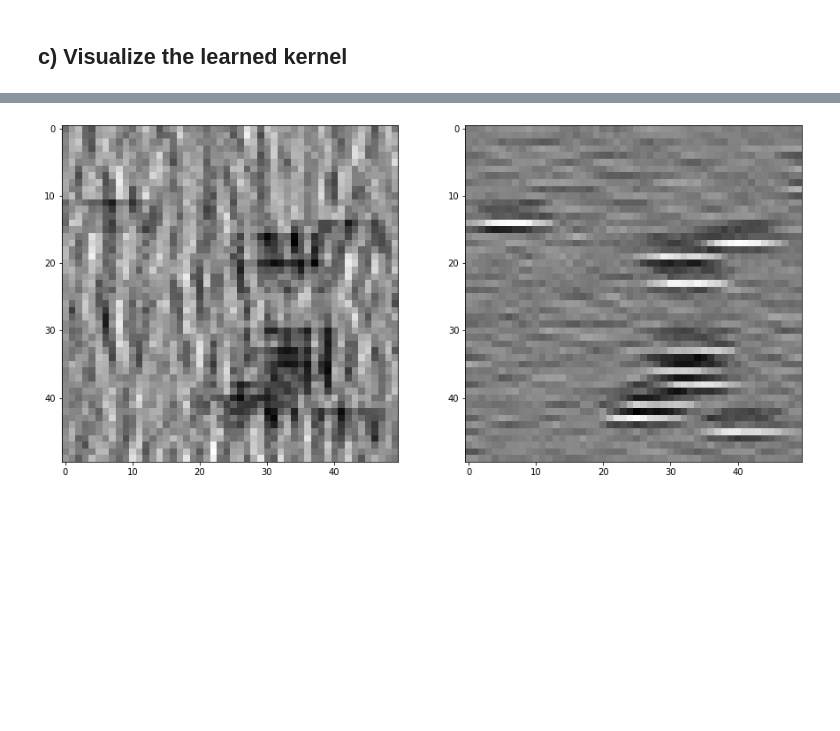
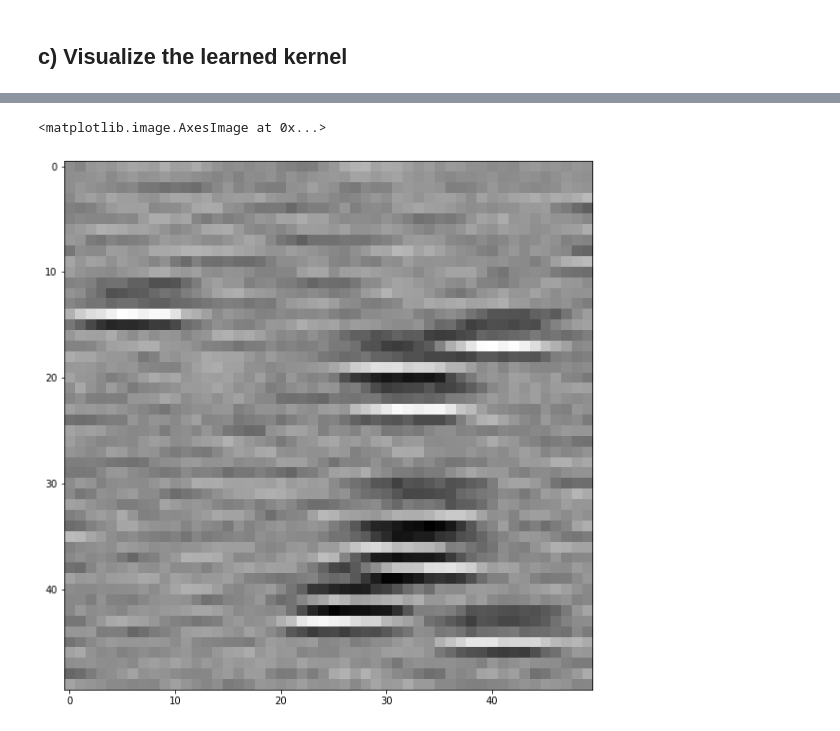
Before and after one commit to hekrause/htwg_mldl, a Jupyter notebook: Uebungen/Uebung06/Notebooks/CNN.ipynb, the cells around one changed output, grey strips where cells are left out. Cells and saved outputs as stored; diff of their text form; code cells hidden in the pictures; blank space fills up the shorter version.

```diff
--- a/Uebungen/Uebung06/Notebooks/CNN.ipynb
+++ b/Uebungen/Uebung06/Notebooks/CNN.ipynb
@@ -30,7 +30,7 @@ Device mapping:
 # %%
 def generate_data(xlen, ylen, n):
     data = np.zeros(shape=(n, xlen, ylen, 1), dtype=np.uint8)
-    labels = np.zeros(shape=(n), dtype=np.int).squeeze()
+    labels = np.zeros(shape=(n, 2), dtype=np.int).squeeze()
 
     for i in range(n):
         img = np.random.random((xlen, ylen, 1)) * 128
@@ -39,14 +39,14 @@ def generate_data(xlen, ylen, n):
         lines = 10
 
         if v_or_h: # horizontal
-            label = 0.0
+            label = [1.0, 0.0]
             for _ in range(lines):
                 y = np.random.randint(2, ylen - 2)
                 x1 = np.random.randint(2, xlen - 10)
                 x2 = x1 + 10
                 img[y, x1:x2] = 255.0
         else:  # vertical
-            label = 1.0
+            label = [0.0, 1.0]
             for _ in range(lines):
                 x = np.random.randint(2, xlen - 2)
                 y1 = np.random.randint(2, ylen - 10)
@@ -69,16 +69,16 @@ Label: 0
 # %% [markdown]
 ## b) Build the simplest possible CNN
 # %%
-n_kernel = 2
-n_epochs = 1000
-batch_size = 4
+n_kernel = 1
+n_epochs = 250
+batch_size = 16
 lr = 0.1
 
 model = Sequential()
 model.add(Conv2D(n_kernel, kernel_size=5, strides=2, activation='relu', input_shape=(50, 50, 1), kernel_regularizer=l2(0.01), bias_regularizer=l2(0.01)))
-model.add(MaxPooling2D(pool_size=8, strides=8))
+model.add(MaxPooling2D(pool_size=23, strides=23))
 model.add(Flatten())
-model.add(Dense(1, activation='sigmoid'))
+model.add(Dense(2, activation='sigmoid'))
 model.compile(optimizer="adam", loss='binary_crossentropy', lr=lr, metrics=['accuracy'])
 model.summary()
 # %% [output]
@@ -188,17 +182,15 @@ for i in range(nrows):
 # %%
 conv_layer = model.layers[0]
 filters, biases = conv_layer.get_weights()
 
-nrows, ncols = 1, 2
+nrows, ncols = 1, 1
 count = 0
 fig, axes = plt.subplots(nrows=nrows, ncols=ncols, figsize=(15, 10))
-for i in range(nrows):
-    for j in range(ncols):
-        f = filters[:, :, 0, count]
-        index = np.where(y0 == 0)[0][0]
-        img = x0[index, :, :, 0]
-        grad = signal.convolve2d(img, f, boundary='symm', mode='same')
-        axes[j].imshow(grad, cmap='gray')
-        count += 1
+f = filters[:, :, 0, 0]
+index = np.where(y0 == [1.0, 0.0])[0][0]
+img = x0[index, :, :, 0]
+grad = signal.convolve2d(img, f, boundary='symm', mode='same')
+axes.imshow(grad, cmap='gray')
 # %% [output]
+<matplotlib.image.AxesImage at 0x...>
-[figure, old version]
+[figure, new version]
```
Also changed, not shown: parts of 7 cells of this notebook, 1 other file.
